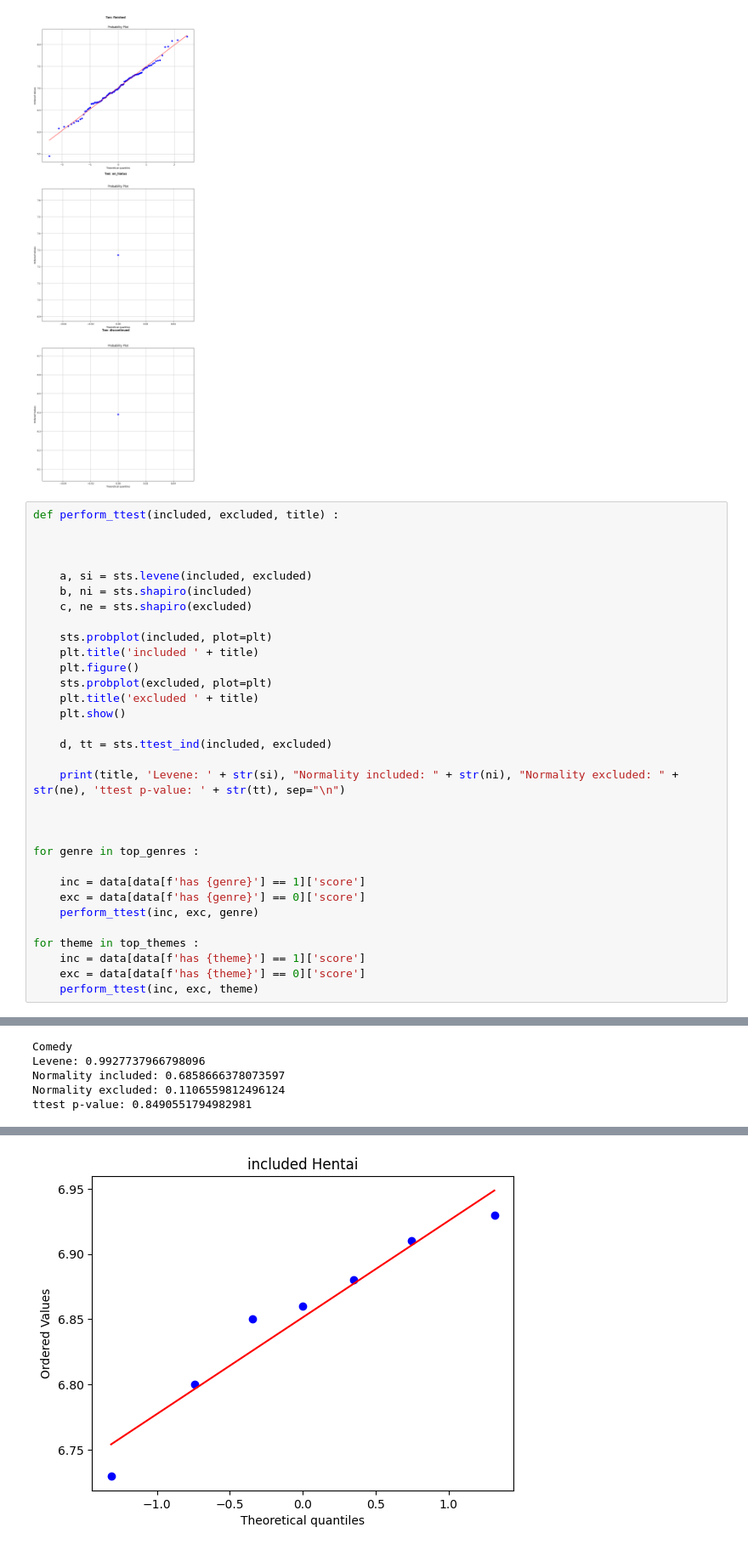
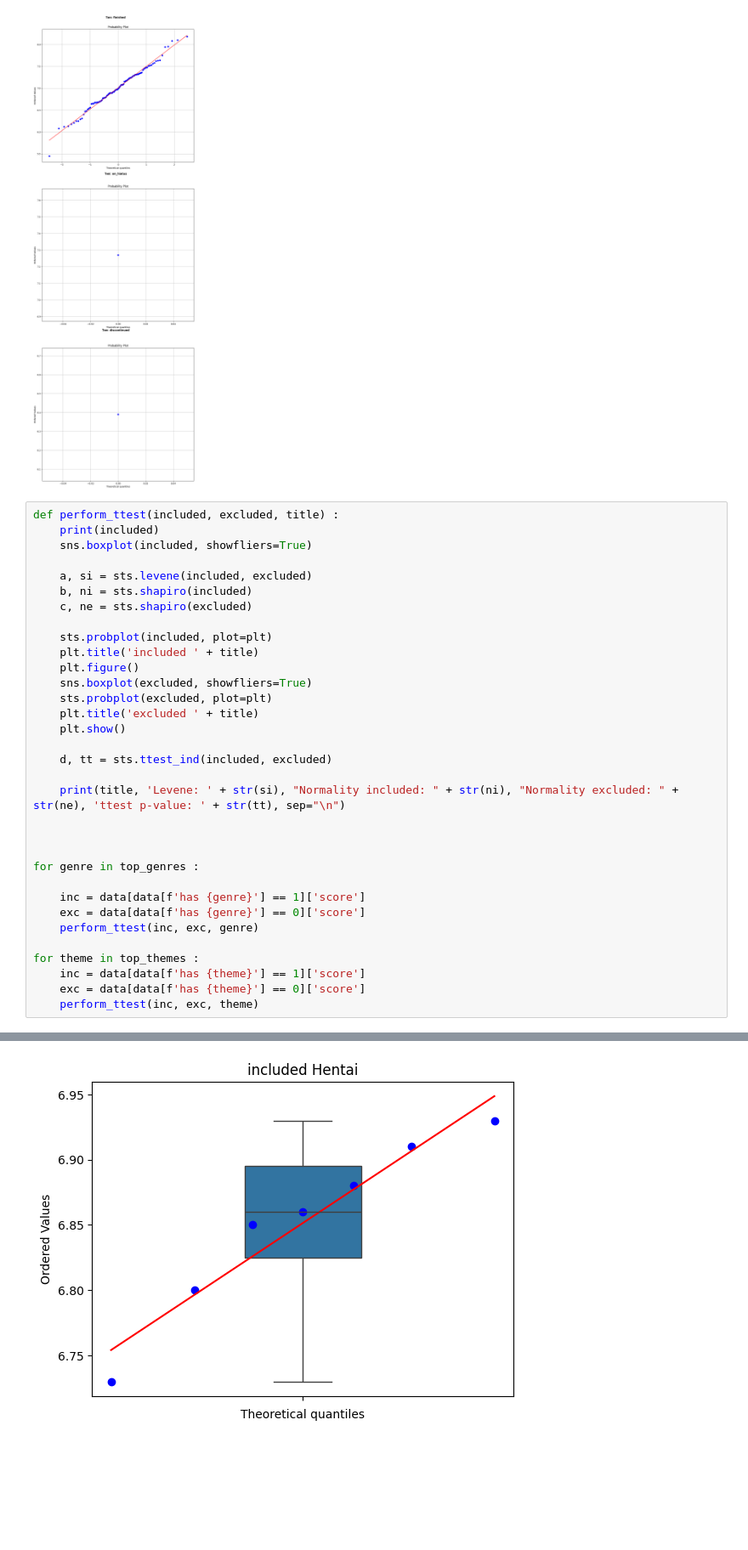
Before and after one commit to Slava55555/EconometricsAndStatistics, a Jupyter notebook: scripts/lab5.ipynb, the cells around one changed output, grey strips where cells are left out. Shown at 85% size. Saved outputs shown, nothing was run; the diff lists cells and outputs as text; blank space fills up the shorter version.

```diff
--- a/scripts/lab5.ipynb
+++ b/scripts/lab5.ipynb
@@ -246,8 +246,8 @@ for dstatus in data['status'].unique():
 [figure]
 # %%
 def perform_ttest(included, excluded, title) :
-
-
+    print(included)
+    sns.boxplot(included, showfliers=True)
 
     a, si = sts.levene(included, excluded)
     b, ni = sts.shapiro(included)
@@ -256,6 +256,7 @@ def perform_ttest(included, excluded, title) :
     sts.probplot(included, plot=plt)
     plt.title('included ' + title)
     plt.figure()
+    sns.boxplot(excluded, showfliers=True)
     sts.probplot(excluded, plot=plt)
     plt.title('excluded ' + title)
     plt.show()
@@ -289,5 +313,0 @@ ttest p-value: 0.5434289218408865
-Comedy
-Levene: 0.9927737966798096
-Normality included: 0.6858666378073597
-Normality excluded: 0.1106559812496124
-ttest p-value: 0.8490551794982981
@@ -294 +327 @@ ttest p-value: 0.8490551794982981
-[figure, old version]
+[figure, new version]
```
Also changed, not shown: parts of 1 cell of this notebook.
